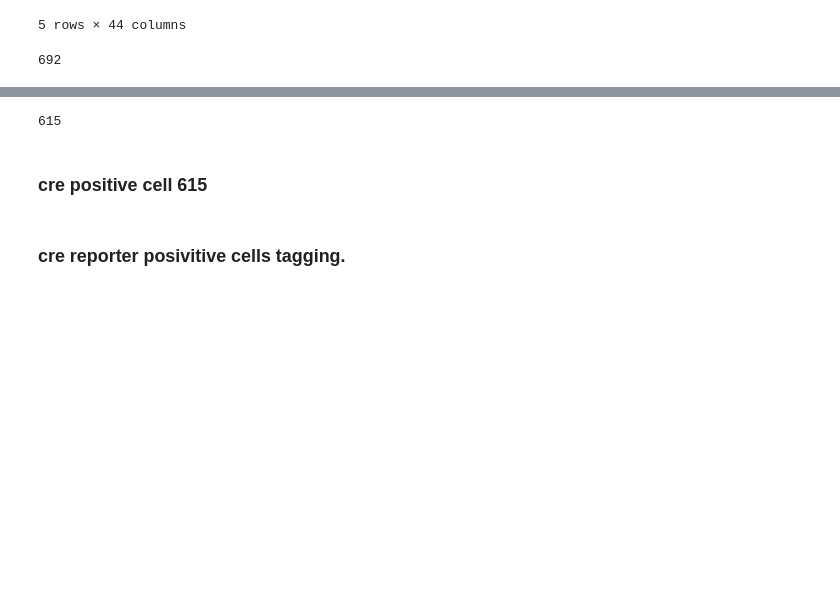
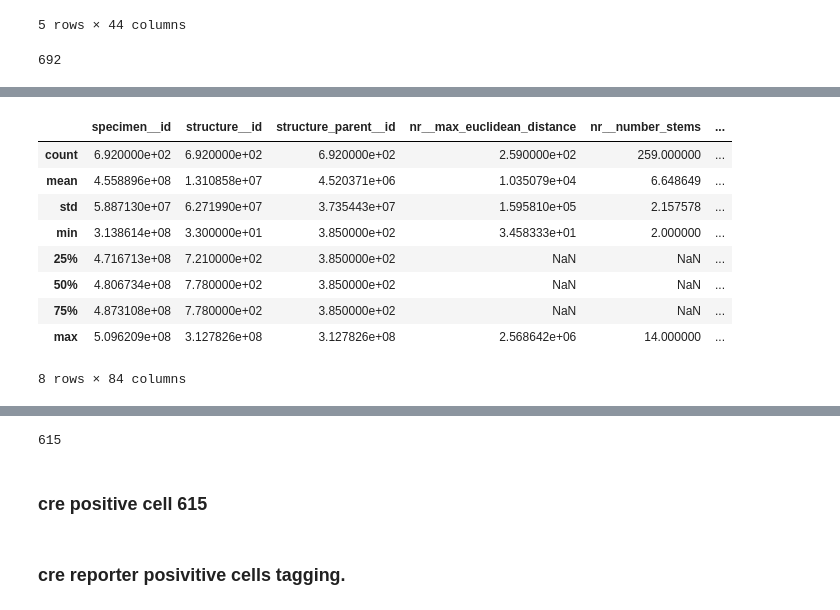
Before and after one commit to HyunsuLee/Ephy_type, a Jupyter notebook: allen_EvsI.ipynb, the cells around one changed output, grey strips where cells are left out. Saved outputs shown, nothing was run; the diff lists cells and outputs as text; code cells hidden in the pictures; blank space fills up the shorter version.

```diff
--- a/allen_EvsI.ipynb
+++ b/allen_EvsI.ipynb
@@ -27,0 +63,13 @@ len(data)
+# %%
+mdata.describe()
+# %% [output]
+|  | specimen__id | structure__id | structure_parent__id | nr__max_euclidean_distance | nr__number_stems | ... |
+| count | 6.920000e+02 | 6.920000e+02 | 6.920000e+02 | 2.590000e+02 | 259.000000 | ... |
+| mean | 4.558896e+08 | 1.310858e+07 | 4.520371e+06 | 1.035079e+04 | 6.648649 | ... |
+| std | 5.887130e+07 | 6.271990e+07 | 3.735443e+07 | 1.595810e+05 | 2.157578 | ... |
+| min | 3.138614e+08 | 3.300000e+01 | 3.850000e+02 | 3.458333e+01 | 2.000000 | ... |
+| 25% | 4.716713e+08 | 7.210000e+02 | 3.850000e+02 | NaN | NaN | ... |
+| 50% | 4.806734e+08 | 7.780000e+02 | 3.850000e+02 | NaN | NaN | ... |
+| 75% | 4.873108e+08 | 7.780000e+02 | 3.850000e+02 | NaN | NaN | ... |
+| max | 5.096209e+08 | 3.127826e+08 | 3.127826e+08 | 2.568642e+06 | 14.000000 | ... |
+8 rows × 84 columns
```
Also changed, not shown: parts of 19 cells of this notebook, 3 other files.
